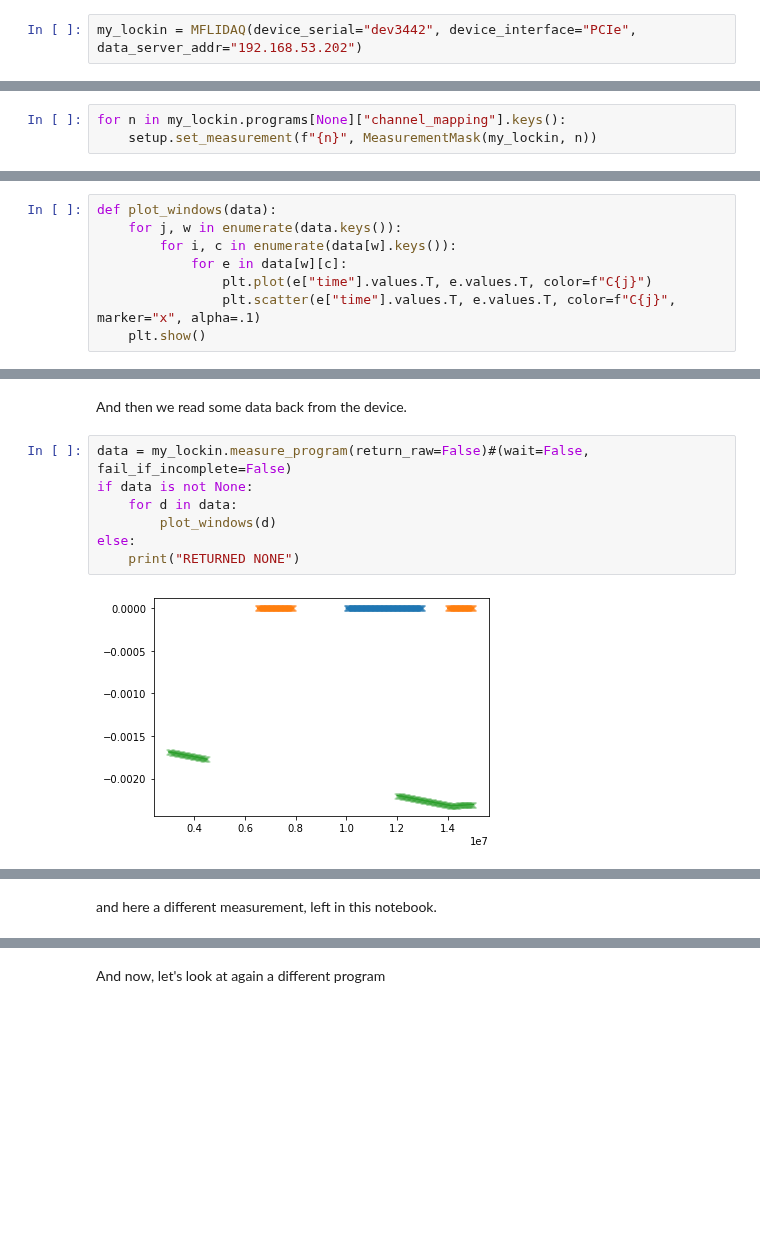
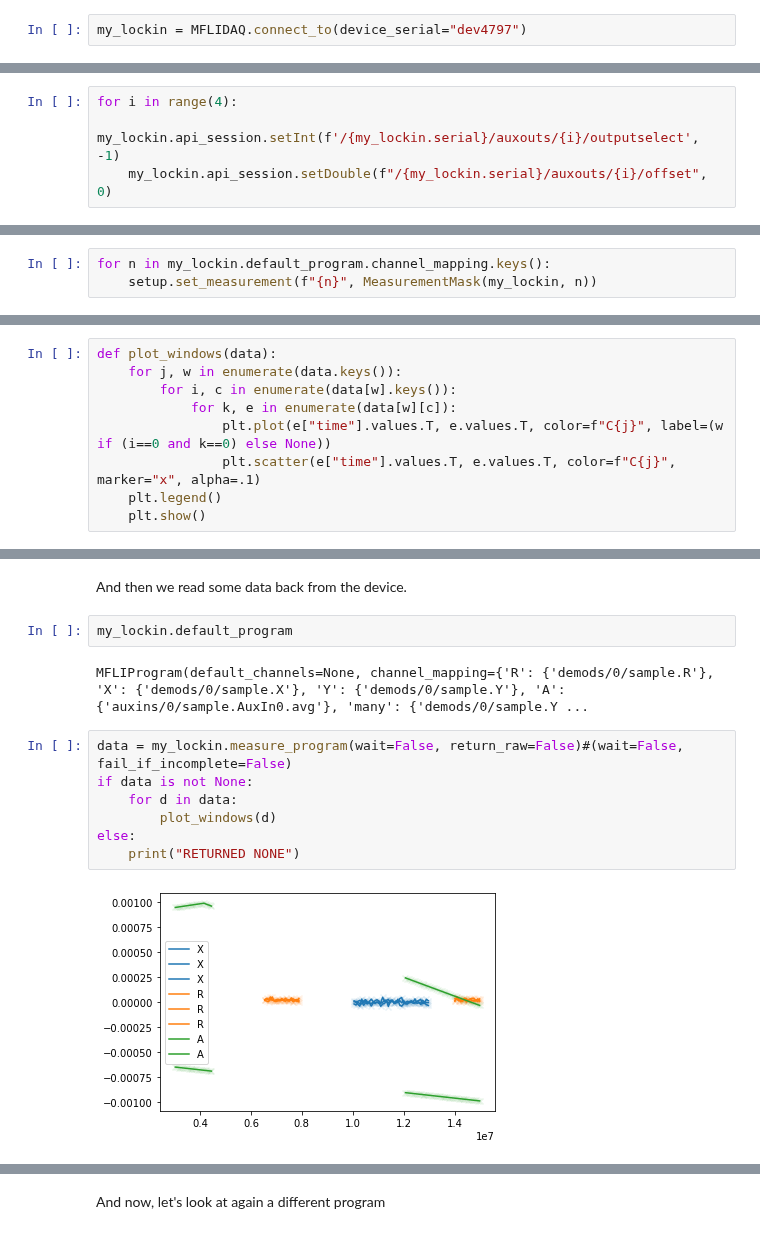
Before and after one commit to qutech/qupulse, a Jupyter notebook: qupulse/examples/zurich_instruments_lockin_mfli_daq.ipynb, the cells around one changed output, grey strips where cells are left out. Saved outputs shown, nothing was run; the diff lists cells and outputs as text; blank space fills up the shorter version.

````diff
--- a/qupulse/examples/zurich_instruments_lockin_mfli_daq.ipynb
+++ b/qupulse/examples/zurich_instruments_lockin_mfli_daq.ipynb
@@ -24,5 +21,5 @@ Now we instantiate the MFLIDAQ instance. This object contains all functions nece
 # %%
-my_lockin = MFLIDAQ(device_serial="dev3442", device_interface="PCIe", data_server_addr="192.168.53.202")
+my_lockin = MFLIDAQ.connect_to(device_serial="dev4797")
 # %% [markdown]
 With ```my_lockin.api_session``` the the zhinst API session for that driver instance is addressed. In the following cell, this is done to set the debug log level to the lowest level, logging everything. Thing will then be logged into the terminal where the jupyter notebook is running and into some file, whose path is stated in the terminal after calling the command.
 # %%
@@ -30,3 +31,7 @@ my_lockin.api_session.setDebugLevel(0)
+# %%
+for i in range(4):
+    my_lockin.api_session.setInt(f'/{my_lockin.serial}/auxouts/{i}/outputselect', -1)
+    my_lockin.api_session.setDouble(f"/{my_lockin.serial}/auxouts/{i}/offset", 0)
 # %% [markdown]
 In the following, we will set the default settings of the device. It is recommended to also set all the other important settings here. E.g. the reference oscillator frequency and amplitude.
 # %% [markdown]
@@ -224,5 +216,5 @@ We now register the link between the measurement window names and the drivers me
 # %%
-for n in my_lockin.programs[None]["channel_mapping"].keys():
+for n in my_lockin.default_program.channel_mapping.keys():
     setup.set_measurement(f"{n}", MeasurementMask(my_lockin, n))
 # %%
 for i, c in enumerate(["red", "green", "trigger_out"]):
@@ -241,9 +233,10 @@ a helper function for plotting the returned data. The measured data can also be
 def plot_windows(data):
     for j, w in enumerate(data.keys()):
         for i, c in enumerate(data[w].keys()):
-            for e in data[w][c]:
-                plt.plot(e["time"].values.T, e.values.T, color=f"C{j}")
+            for k, e in enumerate(data[w][c]):
+                plt.plot(e["time"].values.T, e.values.T, color=f"C{j}", label=(w if (i==0 and k==0) else None))
                 plt.scatter(e["time"].values.T, e.values.T, color=f"C{j}", marker="x", alpha=.1)
+    plt.legend()
     plt.show()
 # %%
 import numpy as np
@@ -335,12 +320,16 @@
 my_lockin.stop_acquisition()
 # %% [markdown]
 And then we read some data back from the device.
+# %%
+my_lockin.default_program
+# %% [output]
+MFLIProgram(default_channels=None, channel_mapping={'R': {'demods/0/sample.R'}, 'X': {'demods/0/sample.X'}, 'Y': {'demods/0/sample.Y'}, 'A': {'auxins/0/sample.AuxIn0.avg'}, 'many': {'demods/0/sample.Y ...
 # %%
-data = my_lockin.measure_program(return_raw=False)#(wait=False, fail_if_incomplete=False)
+data = my_lockin.measure_program(wait=False, return_raw=False)#(wait=False, fail_if_incomplete=False)
 if data is not None:
     for d in data:
         plot_windows(d)
 else:
     print("RETURNED NONE")
 # %% [output]
-[figure, old version]
+[figure, new version]
@@ -347,2 +337,0 @@ else:
-# %% [markdown]
-and here a different measurement, left in this notebook.
````
Also changed, not shown: parts of 23 cells of this notebook, 1 other file.
